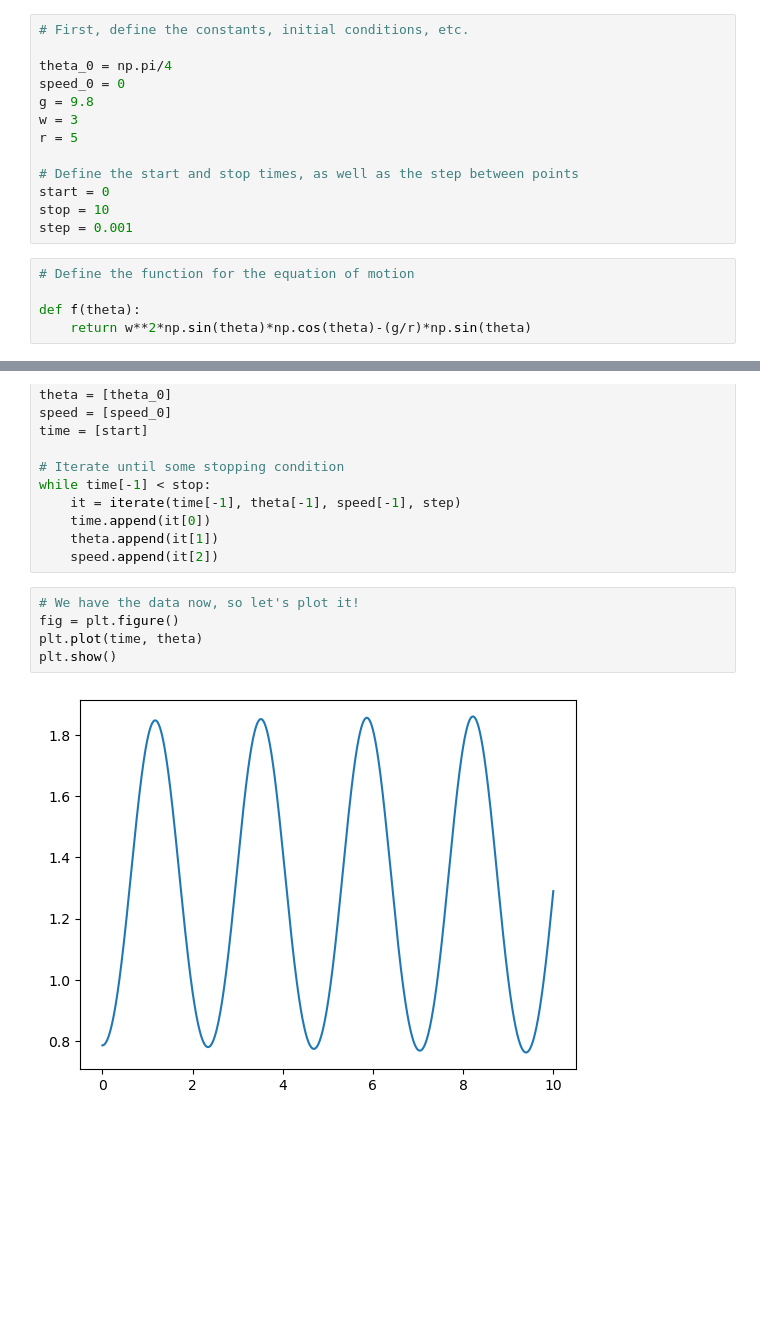
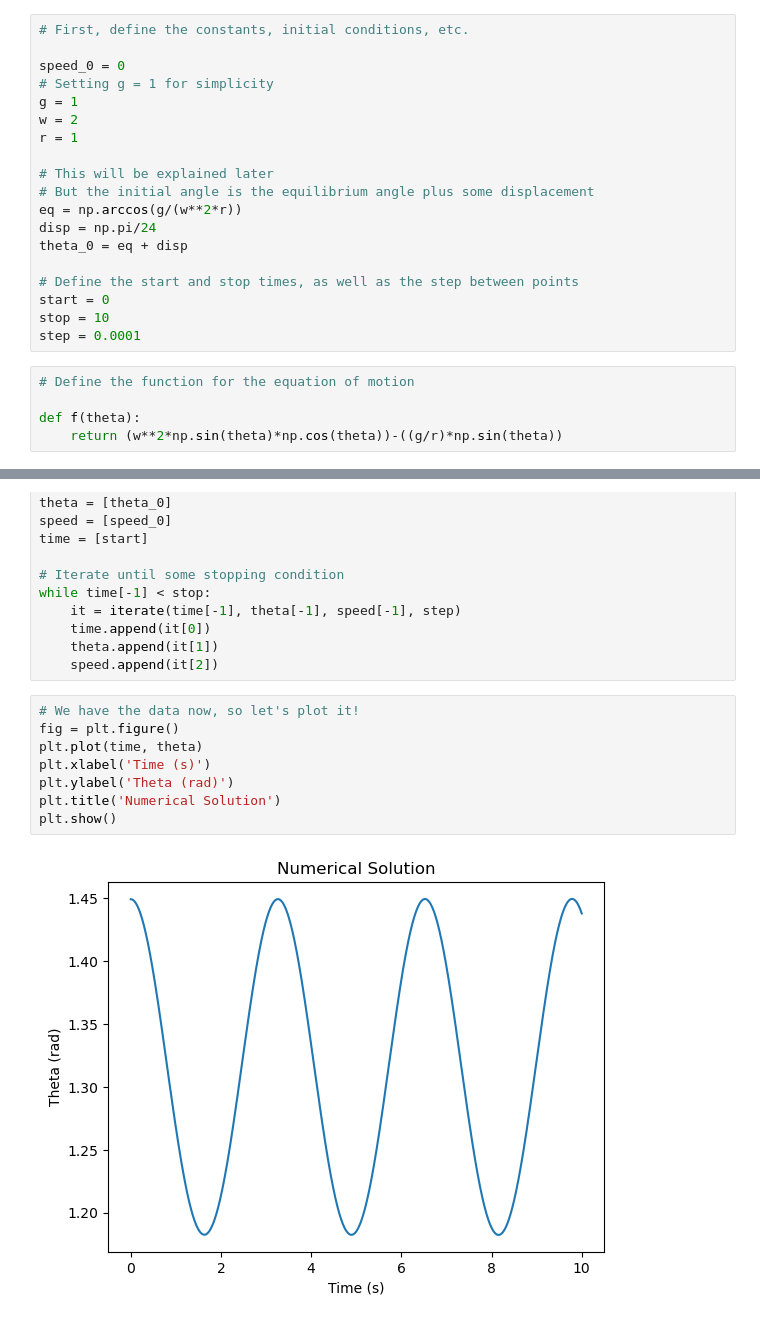
Before and after one commit to jakeb245/phys501, a Jupyter notebook: homework/ComputationAssignment.ipynb, the cells around one changed output, grey strips where cells are left out. Cells and saved outputs as stored; diff of their text form; blank space fills up the shorter version.

```diff
--- a/homework/ComputationAssignment.ipynb
+++ b/homework/ComputationAssignment.ipynb
@@ -55,21 +55,27 @@ $$\ddot{\theta}=\omega^2\sin{\theta}\cos{\theta}-\frac{g}{R}\sin{\theta}.$$
 # %%
 # First, define the constants, initial conditions, etc.
 
-theta_0 = np.pi/4
 speed_0 = 0
-g = 9.8
-w = 3
-r = 5
+# Setting g = 1 for simplicity
+g = 1
+w = 2
+r = 1
+
+# This will be explained later
+# But the initial angle is the equilibrium angle plus some displacement
+eq = np.arccos(g/(w**2*r))
+disp = np.pi/24
+theta_0 = eq + disp
 
 # Define the start and stop times, as well as the step between points
 start = 0
 stop = 10
-step = 0.001
+step = 0.0001
 # %%
 # Define the function for the equation of motion
 
 def f(theta):
-    return w**2*np.sin(theta)*np.cos(theta)-(g/r)*np.sin(theta)
+    return (w**2*np.sin(theta)*np.cos(theta))-((g/r)*np.sin(theta))
 # %% [markdown]
 **Euler's Method**
 
@@ -114,10 +120,13 @@ while time[-1] < stop:
 # %%
 # We have the data now, so let's plot it!
 fig = plt.figure()
 plt.plot(time, theta)
+plt.xlabel('Time (s)')
+plt.ylabel('Theta (rad)')
+plt.title('Numerical Solution')
 plt.show()
 # %% [output]
-[figure, old version]
+[figure, new version]
 # %% [markdown]
 **Part IIa**
 
```
Also changed, not shown: parts of 7 cells of this notebook.
